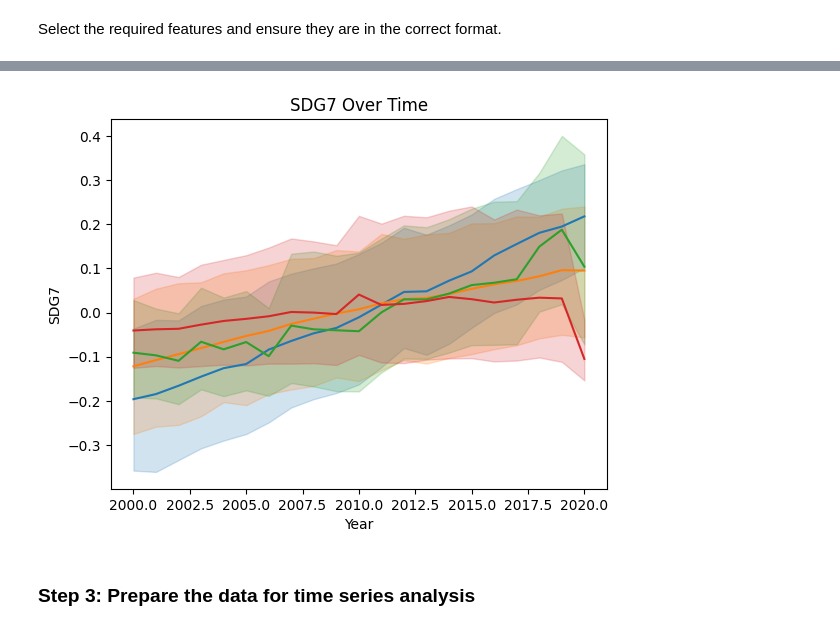
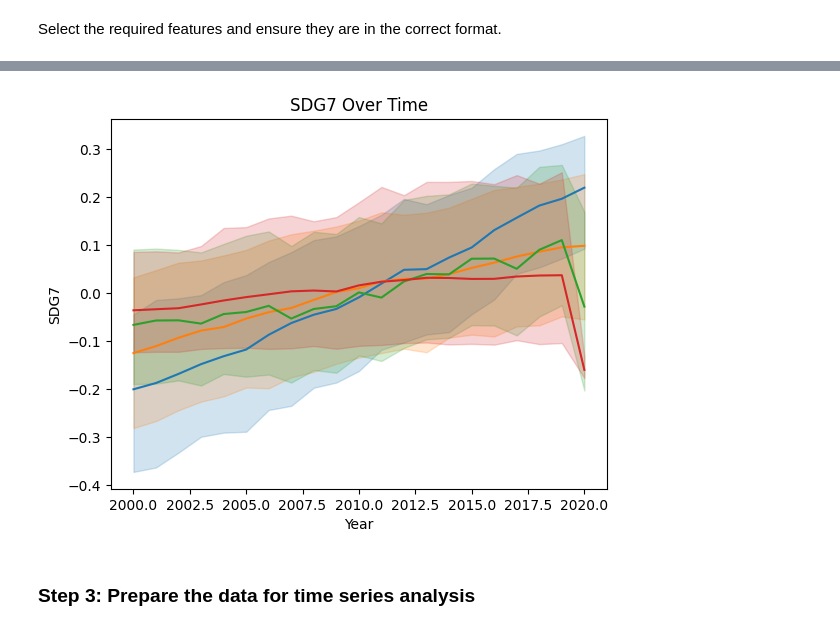
Before and after one commit to aojah1/sdg7, a Jupyter notebook: sustainability.ipynb, the cells around one changed output, grey strips where cells are left out. Drawn from its saved outputs; the diff is of its cells as text; code cells hidden in the pictures.

```diff
--- a/sustainability.ipynb
+++ b/sustainability.ipynb
@@ -339,7 +364,7 @@ df_features_time_series = df_key_features.loc[:, features_time_series]
 # %%
 #Handle missing values
 # Columns to consider for imputation
-impute_features = ['Electricity_Access_Percent', 'CleanFuel_Access_Percent', 'Renewable_Electricity_PerPerson', 'Co2_Emission_PerPerson_MetricTon']
+impute_features = ['Electricity_Access_Percent', 'CleanFuel_Access_Percent', 'Renewable_Energy_Consumption_AgainstTotalEnergy_Percent', 'Co2_Emission_PerPerson_MetricTon']
 #impute_features = ['CleanFuel_Access_Percent']
 
 # Keep only the relevant columns for imputation
@@ -394,7 +419,7 @@ Select the required features and ensure they are in the correct format.
 # %%
 from sklearn.preprocessing import StandardScaler
 # Select the required features and ensure they are in the correct format.
-features = ['Electricity_Access_Percent', 'CleanFuel_Access_Percent', 'Renewable_Electricity_PerPerson', 'Co2_Emission_PerPerson_MetricTon']
+features = ['Electricity_Access_Percent', 'CleanFuel_Access_Percent', 'Renewable_Energy_Consumption_AgainstTotalEnergy_Percent', 'Co2_Emission_PerPerson_MetricTon']
 #features = ['CleanFuel_Access_Percent']
 
 # Since the features are in different units, we will use StandardScaler to scale them.
@@ -448,16 +473,16 @@ df_features_time_series_scaled
 # %%
 #plt.figure(figsize=(12, 6))
 sns.lineplot(data=df_features_time_series_scaled, x='Year', y='Electricity_Access_Percent')
 sns.lineplot(data=df_features_time_series_scaled, x='Year', y='CleanFuel_Access_Percent')
-sns.lineplot(data=df_features_time_series_scaled, x='Year', y='Renewable_Electricity_PerPerson')
+sns.lineplot(data=df_features_time_series_scaled, x='Year', y='Renewable_Energy_Consumption_AgainstTotalEnergy_Percent')
 sdg = sns.lineplot(data=df_features_time_series_scaled, x='Year', y='Co2_Emission_PerPerson_MetricTon')
 
 # add label to the axis and label to the plot
 sdg.set(xlabel ="Year", ylabel = "SDG7", title ='SDG7 Over Time', label= df_features_time_series[features], mouseover=True)
 fig = sdg.get_figure()
 fig.savefig("images/sdg7.jpg")
 # %% [output]
-[figure, old version]
+[figure, new version]
 # %% [markdown]
 ### Step 3: Prepare the data for time series analysis
 # %%
```
Also changed, not shown: parts of 27 cells of this notebook, 16 other files.
